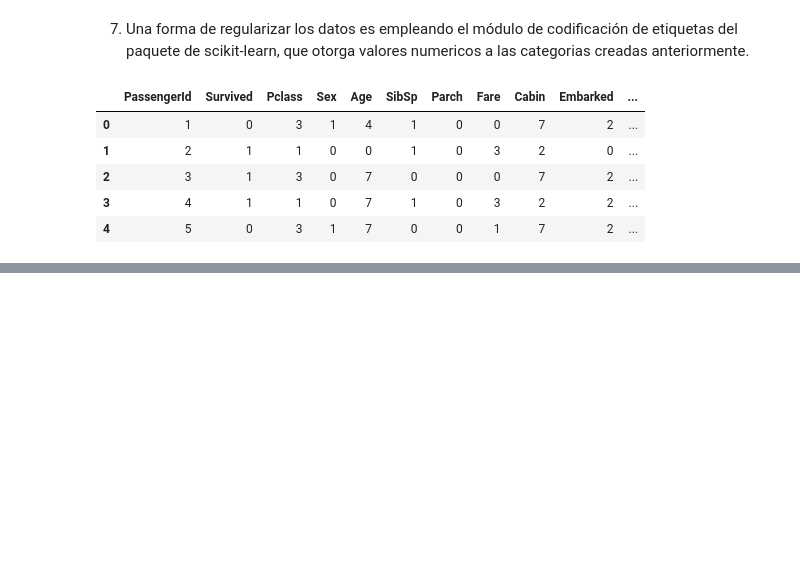
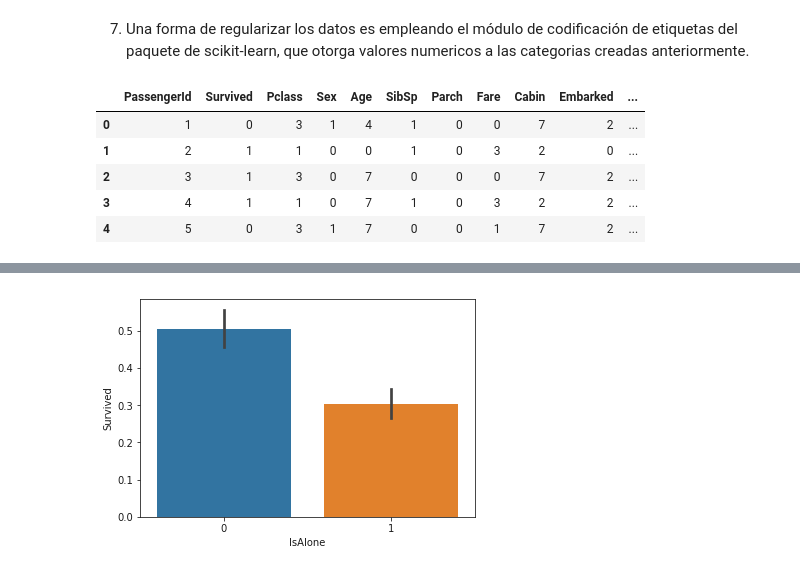
Before and after one commit to DiegoFelipeBryan/-Herramientas-Computacionales-IMEC3602, a Jupyter notebook: Proyecto/Titanic_the project.ipynb, the cells around one changed output, grey strips where cells are left out. Saved outputs shown, nothing was run; the diff lists cells and outputs as text; code cells hidden in the pictures; blank space fills up the shorter version.

```diff
--- a/Proyecto/Titanic_the project.ipynb
+++ b/Proyecto/Titanic_the project.ipynb
@@ -213,0 +333,4 @@ print(accuracy_score(y_test, predictions))
+# %%
+sns.barplot(x="IsAlone", y="Survived", data=data_train);
+# %% [output]
+[figure, added]
```
Also changed, not shown: parts of 29 cells of this notebook.
